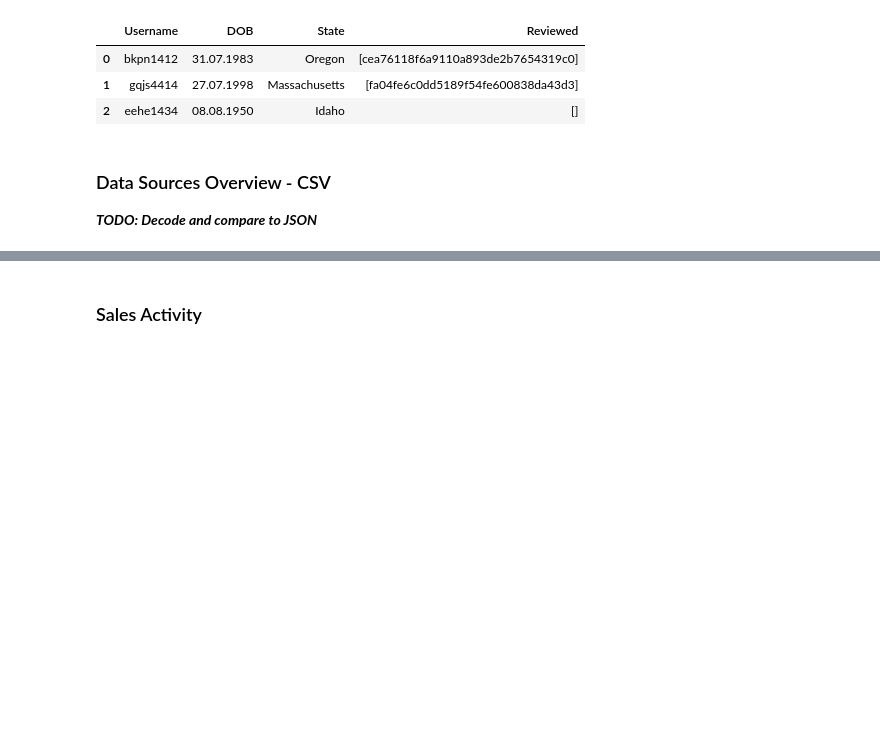
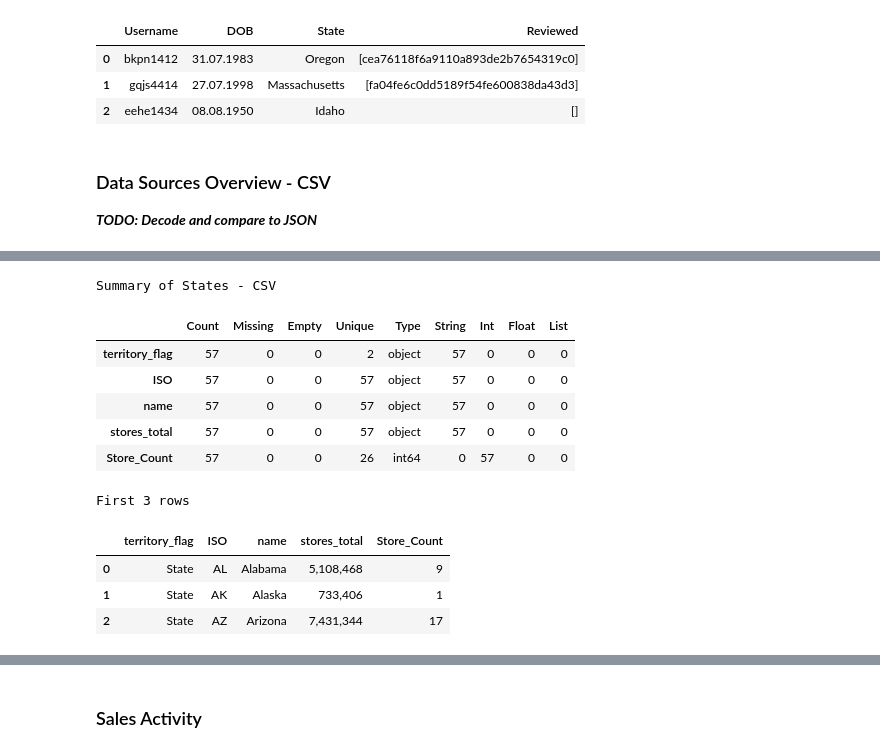
Before and after one commit to StuartG24/Retail_Data_Analysis, a Jupyter notebook: Report_Draft.ipynb, the cells around one changed output, grey strips where cells are left out. Cells and saved outputs as stored; diff of their text form; code cells hidden in the pictures; blank space fills up the shorter version.

Commit message:
Customer and states loading

```diff
--- a/Report_Draft.ipynb
+++ b/Report_Draft.ipynb
@@ -48,7 +49,6 @@ The approach to the analysis follows the first four parts of the six stage "CRos
 # %%
 # General setup and imports used throughout the Jupyter Notebook
 #
-
 # Libraries For file handling and dataframes
 import os
 import json
@@ -60,6 +60,7 @@ import pandas as pd
 
 # Variables used throughout the notebook
 DATA_DIRECTORY = 'JCPenney_Data_Original'  # Designated data folder within the current working directory
+AUGMENTED_DATA = 'Data_Additional'         # Additional data sources
 
 # A simple utility function to obtain and summarise key elements of a provided dataframe
 #
@@ -196,0 +234,32 @@ First 3 Rows
+# %%
+# Establish a list of states/territories with additional data to augment
+
+# Load the states .csv file, exit if do not exist or are invalid
+file_path = os.path.join(os.getcwd(), AUGMENTED_DATA, 'JCP_Stores_State_Collated.csv')
+if not os.path.isfile(file_path):
+    raise Exception(f"File not found: {file_path}")
+states_df = pd.read_csv(file_path)
+
+# Rename column names
+states_df = states_df.rename(columns={'State or Territory': 'territory_flag',
+                                            'State_ISO': 'ISO', 'State_Name': 'name',
+                                            'Population_2023': 'stores_total'})
+
+# Initial look at the file and data fields
+print(f'Summary of States - CSV')
+print_file_summary(states_df)
+print(f'First 3 rows')
+display(states_df.head(3))
+# %% [output]
+Summary of States - CSV
+|  | Count | Missing | Empty | Unique | Type | String | Int | Float | List |
+| territory_flag | 57 | 0 | 0 | 2 | object | 57 | 0 | 0 | 0 |
+| ISO | 57 | 0 | 0 | 57 | object | 57 | 0 | 0 | 0 |
+| name | 57 | 0 | 0 | 57 | object | 57 | 0 | 0 | 0 |
+| stores_total | 57 | 0 | 0 | 57 | object | 57 | 0 | 0 | 0 |
+| Store_Count | 57 | 0 | 0 | 26 | int64 | 0 | 57 | 0 | 0 |
+First 3 rows
+|  | territory_flag | ISO | name | stores_total | Store_Count |
+| 0 | State | AL | Alabama | 5,108,468 | 9 |
+| 1 | State | AK | Alaska | 733,406 | 1 |
+| 2 | State | AZ | Arizona | 7,431,344 | 17 |
```
Also changed, not shown: parts of 19 cells of this notebook, 2 other files.
